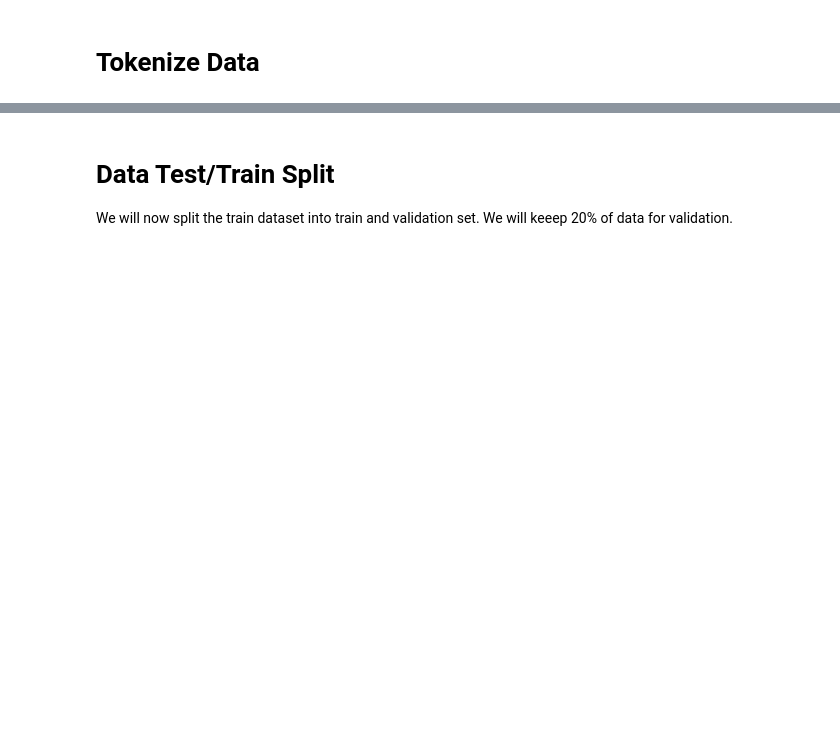
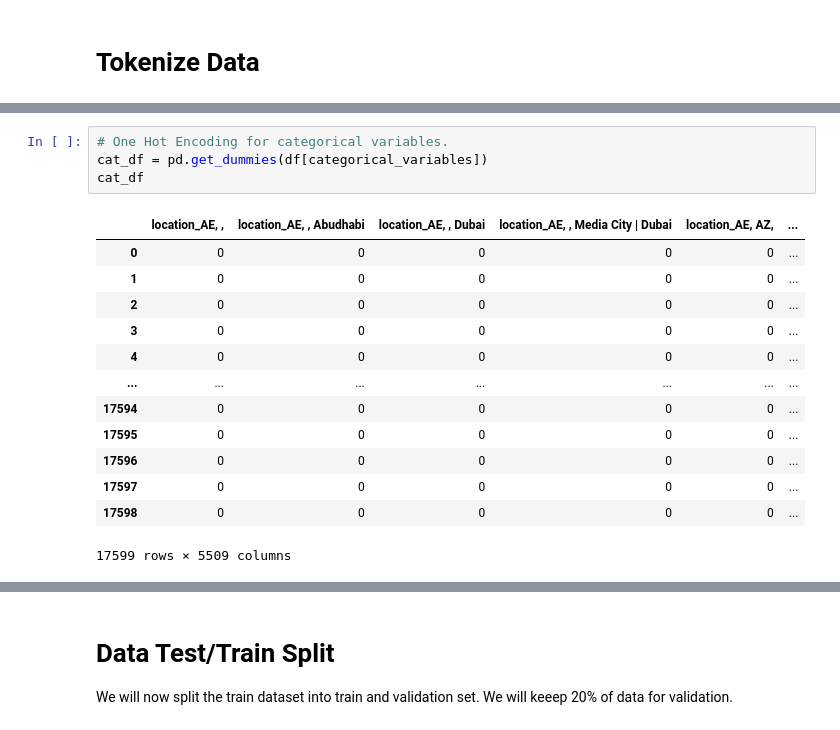
Before and after one commit to ADS-599-Team-2-Capstone/ADS-599-Capstone, a Jupyter notebook: Code Library Folder/Data Preparation.ipynb, the cells around one changed output, grey strips where cells are left out. Cells and saved outputs as stored; diff of their text form; blank space fills up the shorter version.

```diff
--- a/Code Library Folder/Data Preparation.ipynb
+++ b/Code Library Folder/Data Preparation.ipynb
@@ -127,0 +197,18 @@ df.head(5)
+# %%
+# One Hot Encoding for categorical variables.
+cat_df = pd.get_dummies(df[categorical_variables])
+cat_df
+# %% [output]
+|  | location_AE, , | location_AE, , Abudhabi | location_AE, , Dubai | location_AE, , Media City | Dubai | location_AE, AZ, | ... |
+| 0 | 0 | 0 | 0 | 0 | 0 | ... |
+| 1 | 0 | 0 | 0 | 0 | 0 | ... |
+| 2 | 0 | 0 | 0 | 0 | 0 | ... |
+| 3 | 0 | 0 | 0 | 0 | 0 | ... |
+| 4 | 0 | 0 | 0 | 0 | 0 | ... |
+| ... | ... | ... | ... | ... | ... | ... |
+| 17594 | 0 | 0 | 0 | 0 | 0 | ... |
+| 17595 | 0 | 0 | 0 | 0 | 0 | ... |
+| 17596 | 0 | 0 | 0 | 0 | 0 | ... |
+| 17597 | 0 | 0 | 0 | 0 | 0 | ... |
+| 17598 | 0 | 0 | 0 | 0 | 0 | ... |
+17599 rows × 5509 columns
```
Also changed, not shown: parts of 11 cells of this notebook.
